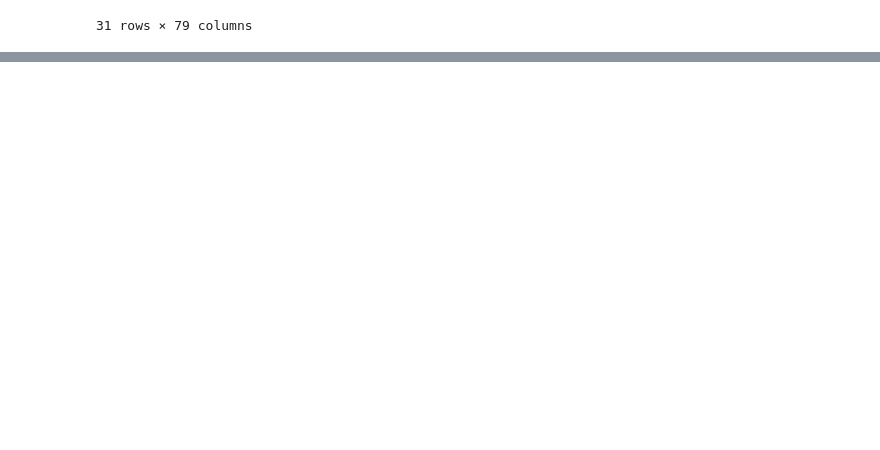
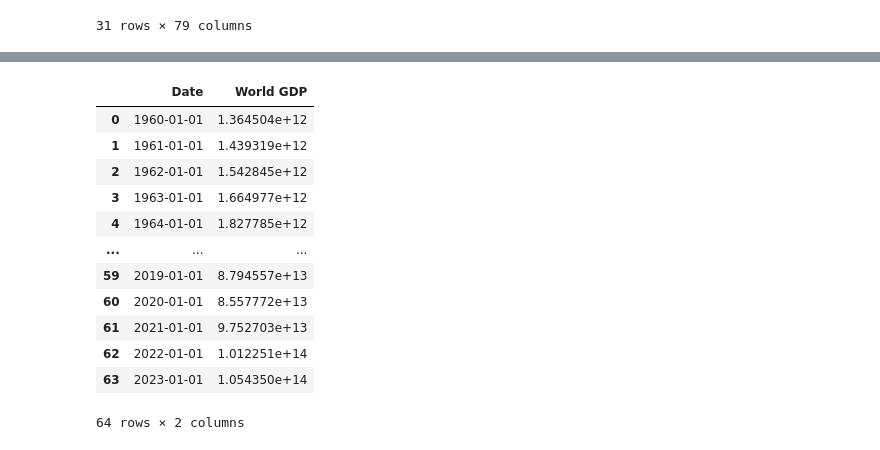
Before and after one commit to algolimit/sp500, a Jupyter notebook: sp500.ipynb, the cells around one changed output, grey strips where cells are left out. Drawn from its saved outputs; the diff is of its cells as text; code cells hidden in the pictures; blank space fills up the shorter version.

```diff
--- a/sp500.ipynb
+++ b/sp500.ipynb
@@ -246,0 +334,39 @@ unemploy_df.to_csv("Unemployment_Rate_1995.csv")
+# %%
+melted_df = pd.melt(GDP_df, id_vars=['Country Name'], var_name='Year', value_name='Value')
+
+reshaped_df = melted_df.pivot(index='Year', columns='Country Name', values='Value')
+
+GDP_df = reshaped_df[["World"]]
+
+GDP_df = GDP_df.rename(columns={"World": "World GDP"})
+
+GDP_df_reset = GDP_df.reset_index()
+
+GDP_df_reset.rename(columns={'Year': 'Date'}, inplace=True)
+
+GDP_df = GDP_df_reset
+GDP_df_reset = GDP_df.reset_index(drop=True)
+
+GDP_df_reset.columns = ['Date', 'World GDP']
+
+GDP_df_reset.index.name = None
+
+GDP_df = GDP_df_reset
+
+GDP_df["Date"] = pd.to_datetime(GDP_df["Date"])
+
+GDP_df
+# %% [output]
+|  | Date | World GDP |
+| 0 | 1960-01-01 | 1.364504e+12 |
+| 1 | 1961-01-01 | 1.439319e+12 |
+| 2 | 1962-01-01 | 1.542845e+12 |
+| 3 | 1963-01-01 | 1.664977e+12 |
+| 4 | 1964-01-01 | 1.827785e+12 |
+| ... | ... | ... |
+| 59 | 2019-01-01 | 8.794557e+13 |
+| 60 | 2020-01-01 | 8.557772e+13 |
+| 61 | 2021-01-01 | 9.752703e+13 |
+| 62 | 2022-01-01 | 1.012251e+14 |
+| 63 | 2023-01-01 | 1.054350e+14 |
+64 rows × 2 columns
```
Also changed, not shown: parts of 5 cells of this notebook, 8 other files.
